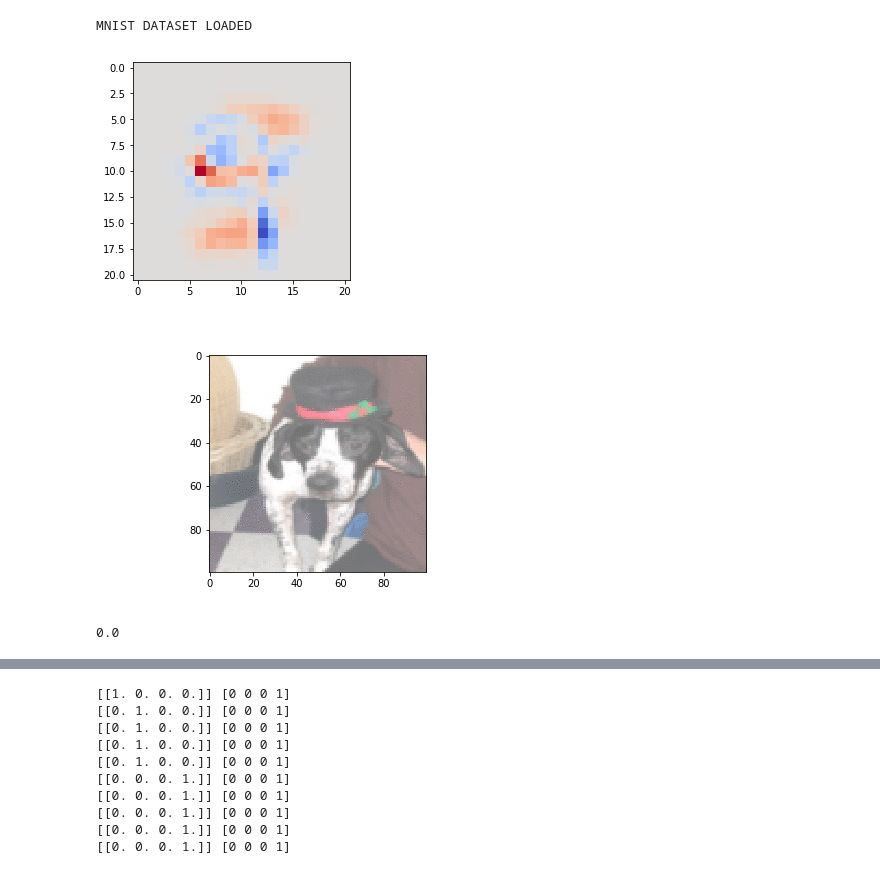
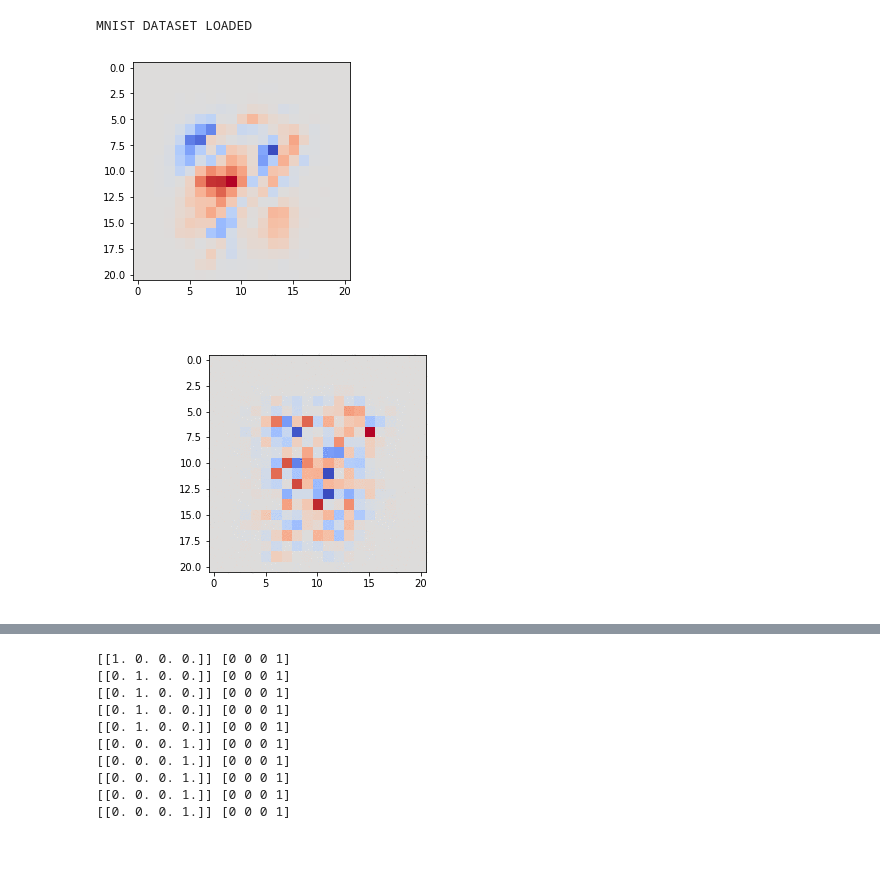
Before and after one commit to lhayne/ImageShap, a Jupyter notebook: presentation.ipynb, the cells around one changed output, grey strips where cells are left out. Drawn from its saved outputs; the diff is of its cells as text; code cells hidden in the pictures.

```diff
--- a/presentation.ipynb
+++ b/presentation.ipynb
@@ -15,21 +15,17 @@ f2 = np.load("weights/mnist/f2_" + str(epoch) + "_mnist.npy")
 
 network = ConvNetwork("mnist",k1,k2,f1,f2)
 
-shap_map = network.shap_pixel(dataset.X_train[3],dataset.y_train[3],dataset,20)
+shap_map = network.shap_pixel(dataset.X_train[0],dataset.y_train[0],dataset,20)
 
 im = plt.imshow(shap_map.reshape((21,21)),cmap="coolwarm",vmin=np.min(shap_map),vmax=np.max(shap_map))
 # %% [output]
 MNIST DATASET LOADED
-[figure, old version]
+[figure, new version]
 # %%
 from IPython.display import Image
-Image(filename="docs/mnist_epochs_pixel_shap.gif")
+Image(filename="docs/mnist_epochs_shap.gif")
 # %% [output]
-[figure, old version]
+[figure, new version]
-# %%
-print (test[0,0])
-# %% [output]
-0.0
 # %%
 fig = plt.figure(frameon=False)
 plt.imshow(shap_map.reshape((21,21)),cmap="coolwarm")
```
Also changed, not shown: parts of 9 cells of this notebook.
